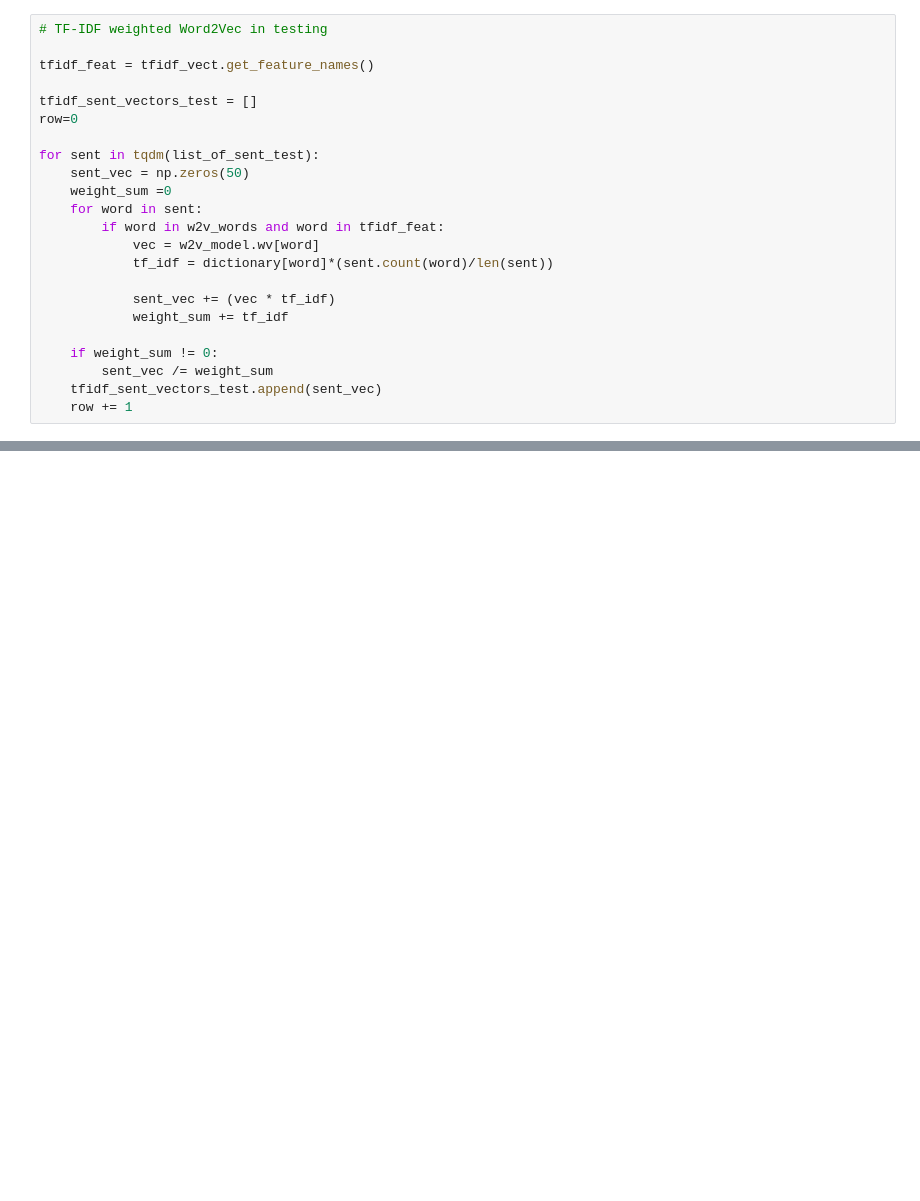
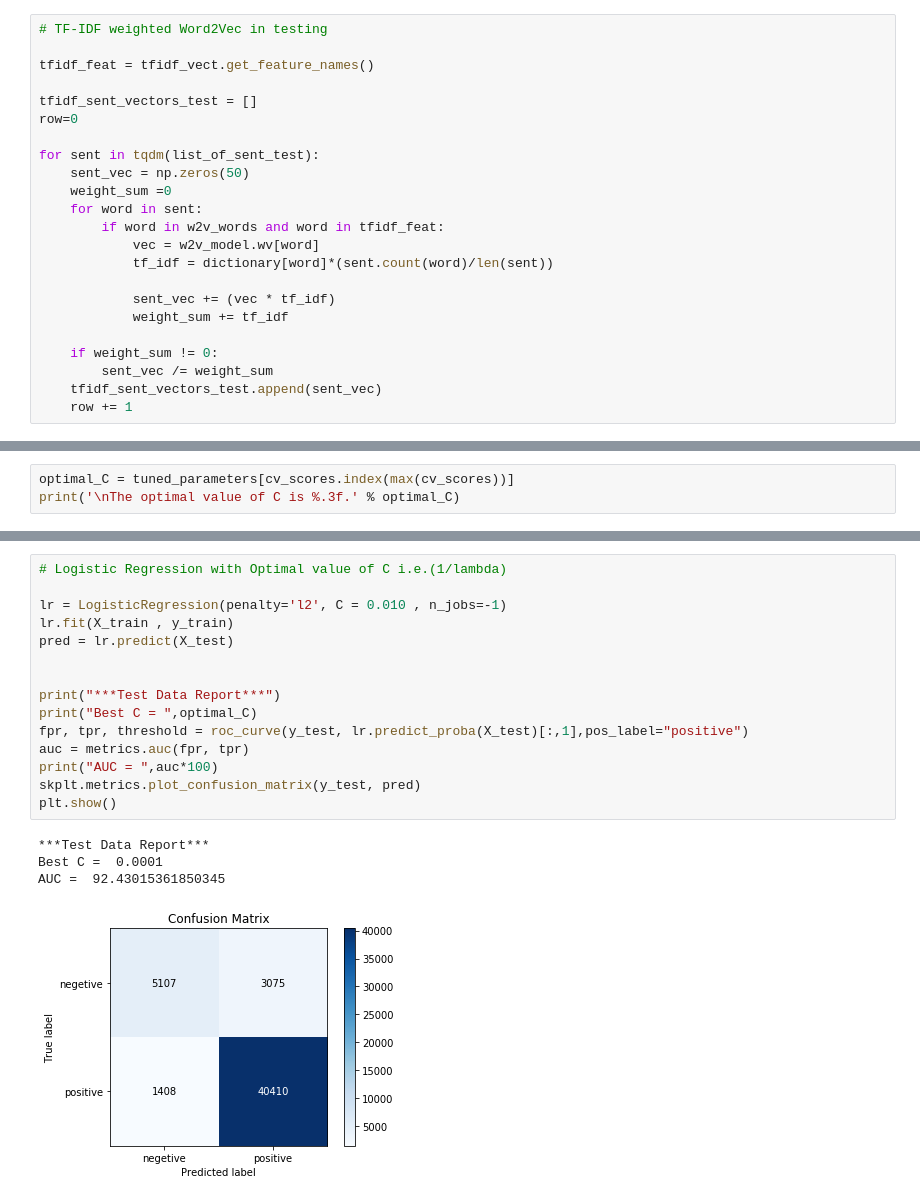
Before and after one commit to LIMON100/Amazon-Fine-Food-Reviews, a Jupyter notebook: LogisticRegression_on_Amazon_Fine_Food_Reviews.ipynb, the cells around one changed output, grey strips where cells are left out. Drawn from its saved outputs; the diff is of its cells as text; blank space fills up the shorter version.

```diff
--- a/LogisticRegression_on_Amazon_Fine_Food_Reviews.ipynb
+++ b/LogisticRegression_on_Amazon_Fine_Food_Reviews.ipynb
@@ -615,0 +654,3 @@ for sent in tqdm(list_of_sent_test):
+# %%
+optimal_C = tuned_parameters[cv_scores.index(max(cv_scores))]
+print('\nThe optimal value of C is %.3f.' % optimal_C)
@@ -615,0 +671,20 @@ for sent in tqdm(list_of_sent_test):
+# %%
+# Logistic Regression with Optimal value of C i.e.(1/lambda)
+
+lr = LogisticRegression(penalty='l2', C = 0.010 , n_jobs=-1)
+lr.fit(X_train , y_train)
+pred = lr.predict(X_test)
+
+
+print("***Test Data Report***")
+print("Best C = ",optimal_C)
+fpr, tpr, threshold = roc_curve(y_test, lr.predict_proba(X_test)[:,1],pos_label="positive")
+auc = metrics.auc(fpr, tpr)
+print("AUC = ",auc*100)
+skplt.metrics.plot_confusion_matrix(y_test, pred)
+plt.show()
+# %% [output]
+***Test Data Report***
+Best C =  0.0001
+AUC =  92.43015361850345
+[figure, added]
```
Also changed, not shown: parts of 60 cells of this notebook.
